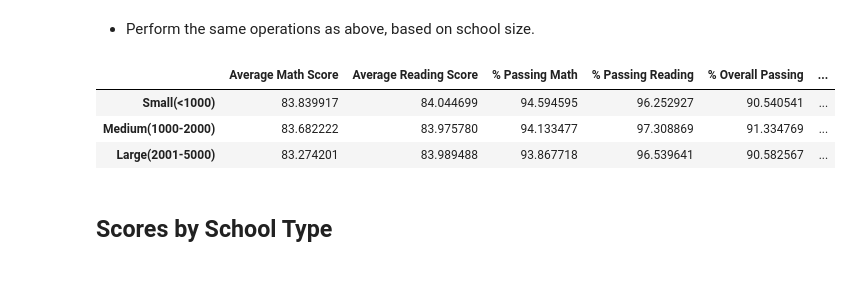
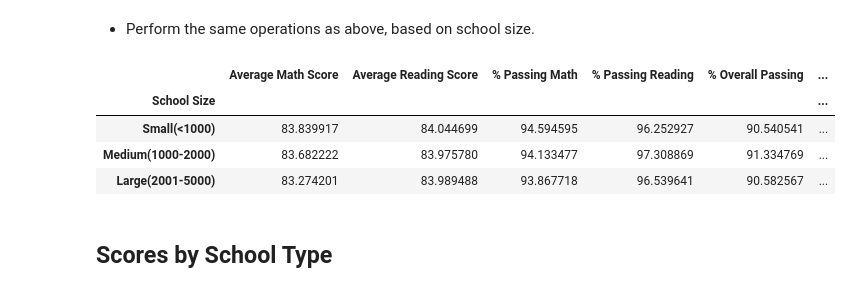
Before and after one commit to j1candel/pandas-challenge, a Jupyter notebook: PyCitySchools/.ipynb, the cells around one changed output. Cells and saved outputs as stored; diff of their text form; code cells hidden in the pictures.

```diff
--- a/PyCitySchools/.ipynb
+++ b/PyCitySchools/.ipynb
@@ -464,16 +500,20 @@ school_spending_df
 # %%
 #Setting up Bins & Group Names for School Size
 #Drop the columns you don't need
 bins = [0, 999, 2000, 5000]
 group_names = ['Small(<1000)','Medium(1000-2000)','Large(2001-5000)']
 table_sum_df['School Size']=pd.cut(table_sum_df['Total Students'], bins, labels=group_names)
+
+#Grouping by School Size
 school_size_df = table_sum_df.groupby('School Size')
 school_size_df = school_size_df.max()
+
+#Dropping unwanted columns
 school_size_df = school_size_df.drop(columns=['School Type','Total Students', 'Total School Budget','Per Student Budget'])
-school_size_df.index.name = None
 school_size_df
 # %% [output]
 |  | Average Math Score | Average Reading Score | % Passing Math | % Passing Reading | % Overall Passing | ... |
+| School Size |  |  |  |  |  | ... |
 | Small(<1000) | 83.839917 | 84.044699 | 94.594595 | 96.252927 | 90.540541 | ... |
 | Medium(1000-2000) | 83.682222 | 83.975780 | 94.133477 | 97.308869 | 91.334769 | ... |
 | Large(2001-5000) | 83.274201 | 83.989488 | 93.867718 | 96.539641 | 90.582567 | ... |
```
Also changed, not shown: parts of 13 cells of this notebook.
